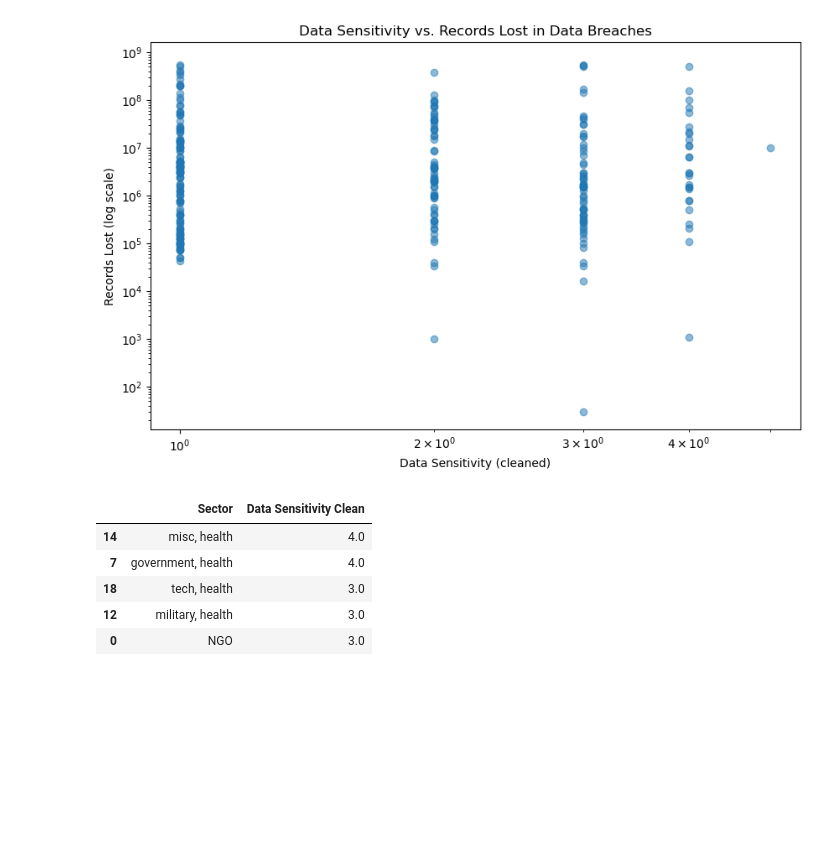
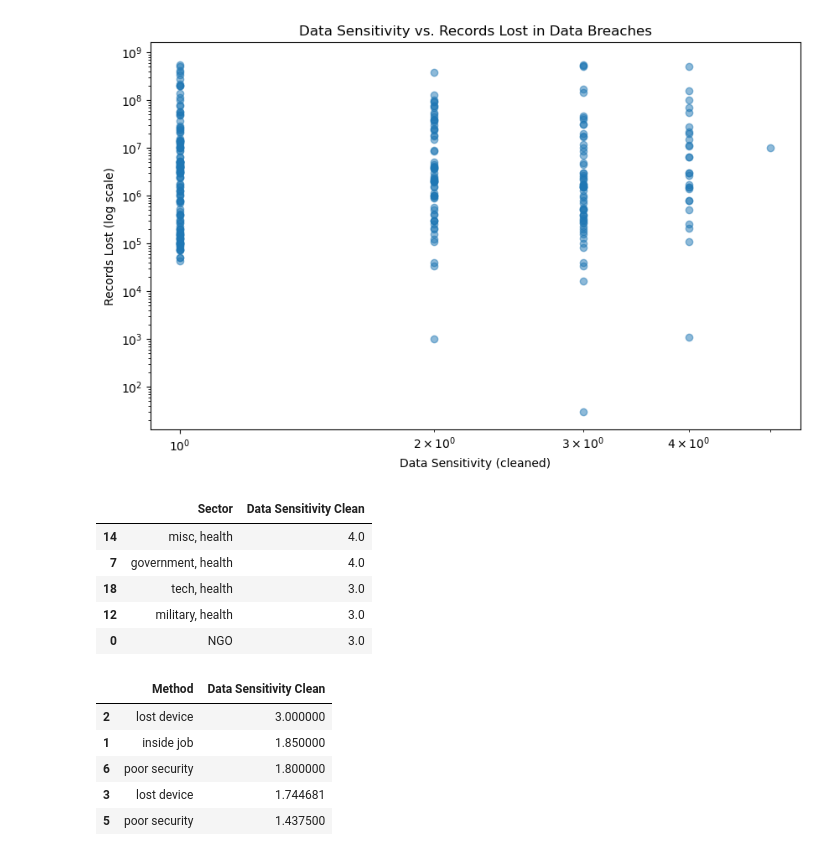
Before and after one commit to raj-rajat/World-s-Biggest-Data-Breaches-Hacks, a Jupyter notebook: world-s-biggest-data-breaches-hacks.ipynb, the cells around one changed output. Saved outputs shown, nothing was run; the diff lists cells and outputs as text; code cells hidden in the pictures; blank space fills up the shorter version.

```diff
--- a/world-s-biggest-data-breaches-hacks.ipynb
+++ b/world-s-biggest-data-breaches-hacks.ipynb
@@ -445,3 +447,22 @@ data_sector_sensitivity_top5
 | 18 | tech, health | 3.0 |
 | 12 | military, health | 3.0 |
 | 0 | NGO | 3.0 |
+# %%
+# Calculate the average data sensitivity for each method
+data_method_sensitivity = data.groupby('Method').agg({'Data Sensitivity Clean':'mean'}).reset_index()
+
+# Sort by the average data sensitivity
+data_method_sensitivity = data_method_sensitivity.sort_values('Data Sensitivity Clean', ascending=False)
+
+# Display the top 5 methods with the highest average data sensitivity
+data_method_sensitivity_top5 = data_method_sensitivity.head(5)
+
+# Display the result
+data_method_sensitivity_top5
+# %% [output]
+|  | Method | Data Sensitivity Clean |
+| 2 | lost device | 3.000000 |
+| 1 | inside job | 1.850000 |
+| 6 | poor security | 1.800000 |
+| 3 | lost device | 1.744681 |
+| 5 | poor security | 1.437500 |
```
Also changed, not shown: parts of 5 cells of this notebook.
